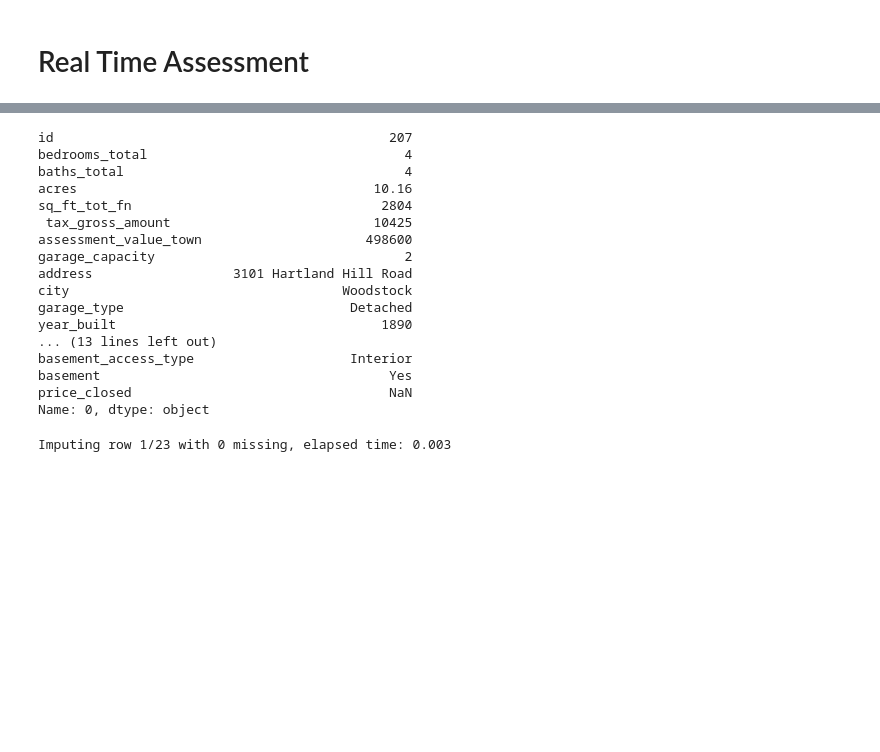
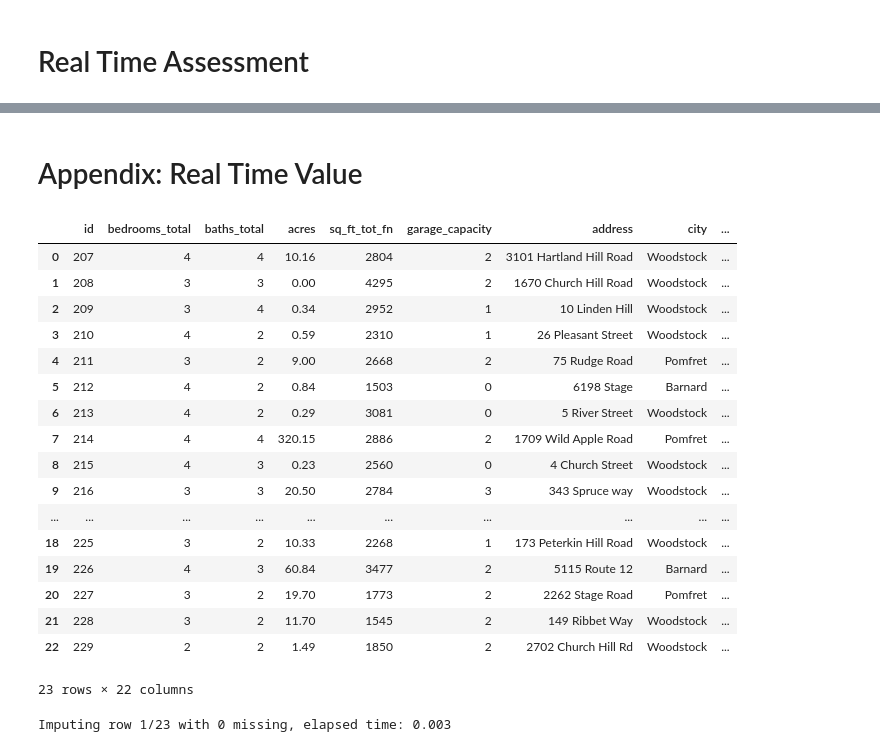
Before and after one commit to minhchan11/GA-Capstone-RealEstate, a Jupyter notebook: notebooks/Part 2_Deep Experimentation.ipynb, the cells around one changed output, grey strips where cells are left out. Drawn from its saved outputs; the diff is of its cells as text; code cells hidden in the pictures; blank space fills up the shorter version.

```diff
--- a/notebooks/Deep Experimentation.ipynb
+++ b/notebooks/Part 2_Deep Experimentation.ipynb
@@ -843,22 +1064,4 @@ Root Mean Squared Error: 347195.12998269347
+# %% [markdown]
+# Appendix: Real Time Value
 # %%
 df2 = pd.read_csv('../data/test.csv')
-# %%
-df2.iloc[0]
-# %% [output]
-id                                           207
-bedrooms_total                                 4
-baths_total                                    4
-acres                                      10.16
-sq_ft_tot_fn                                2804
- tax_gross_amount                          10425
-assessment_value_town                     498600
-garage_capacity                                2
-address                  3101 Hartland Hill Road
-city                                   Woodstock
-garage_type                             Detached
-year_built                                  1890
-... (13 lines left out)
-basement_access_type                    Interior
-basement                                     Yes
-price_closed                                 NaN
-Name: 0, dtype: object
@@ -898,4 +1099,25 @@ X2=df2[['bedrooms_total',
  'short_sale',
  'basement_access_type',
  'current_use']]
+# %%
+df2.dropna(axis=1)
+# %% [output]
+|  | id | bedrooms_total | baths_total | acres | sq_ft_tot_fn | garage_capacity | address | city | ... |
+| 0 | 207 | 4 | 4 | 10.16 | 2804 | 2 | 3101 Hartland Hill Road | Woodstock | ... |
+| 1 | 208 | 3 | 3 | 0.00 | 4295 | 2 | 1670 Church Hill Road | Woodstock | ... |
+| 2 | 209 | 3 | 4 | 0.34 | 2952 | 1 | 10 Linden Hill | Woodstock | ... |
+| 3 | 210 | 4 | 2 | 0.59 | 2310 | 1 | 26 Pleasant Street | Woodstock | ... |
+| 4 | 211 | 3 | 2 | 9.00 | 2668 | 2 | 75 Rudge Road | Pomfret | ... |
+| 5 | 212 | 4 | 2 | 0.84 | 1503 | 0 | 6198 Stage | Barnard | ... |
+| 6 | 213 | 4 | 2 | 0.29 | 3081 | 0 | 5 River Street | Woodstock | ... |
+| 7 | 214 | 4 | 4 | 320.15 | 2886 | 2 | 1709 Wild Apple Road | Pomfret | ... |
+| 8 | 215 | 4 | 3 | 0.23 | 2560 | 0 | 4 Church Street | Woodstock | ... |
+| 9 | 216 | 3 | 3 | 20.50 | 2784 | 3 | 343 Spruce way | Woodstock | ... |
+| ... | ... | ... | ... | ... | ... | ... | ... | ... | ... |
+| 18 | 225 | 3 | 2 | 10.33 | 2268 | 1 | 173 Peterkin Hill Road | Woodstock | ... |
+| 19 | 226 | 4 | 3 | 60.84 | 3477 | 2 | 5115 Route 12 | Barnard | ... |
+| 20 | 227 | 3 | 2 | 19.70 | 1773 | 2 | 2262 Stage Road | Pomfret | ... |
+| 21 | 228 | 3 | 2 | 11.70 | 1545 | 2 | 149 Ribbet Way | Woodstock | ... |
+| 22 | 229 | 2 | 2 | 1.49 | 1850 | 2 | 2702 Church Hill Rd | Woodstock | ... |
+23 rows × 22 columns
 # %%
```
Also changed, not shown: parts of 127 cells of this notebook.
